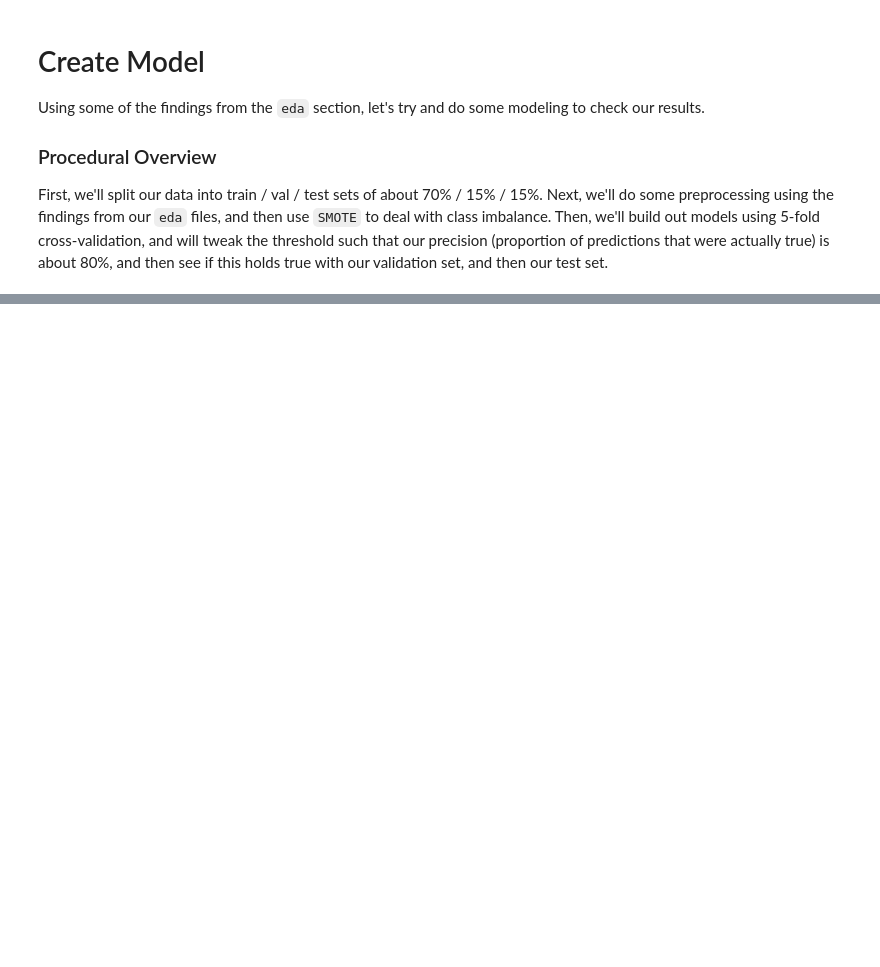
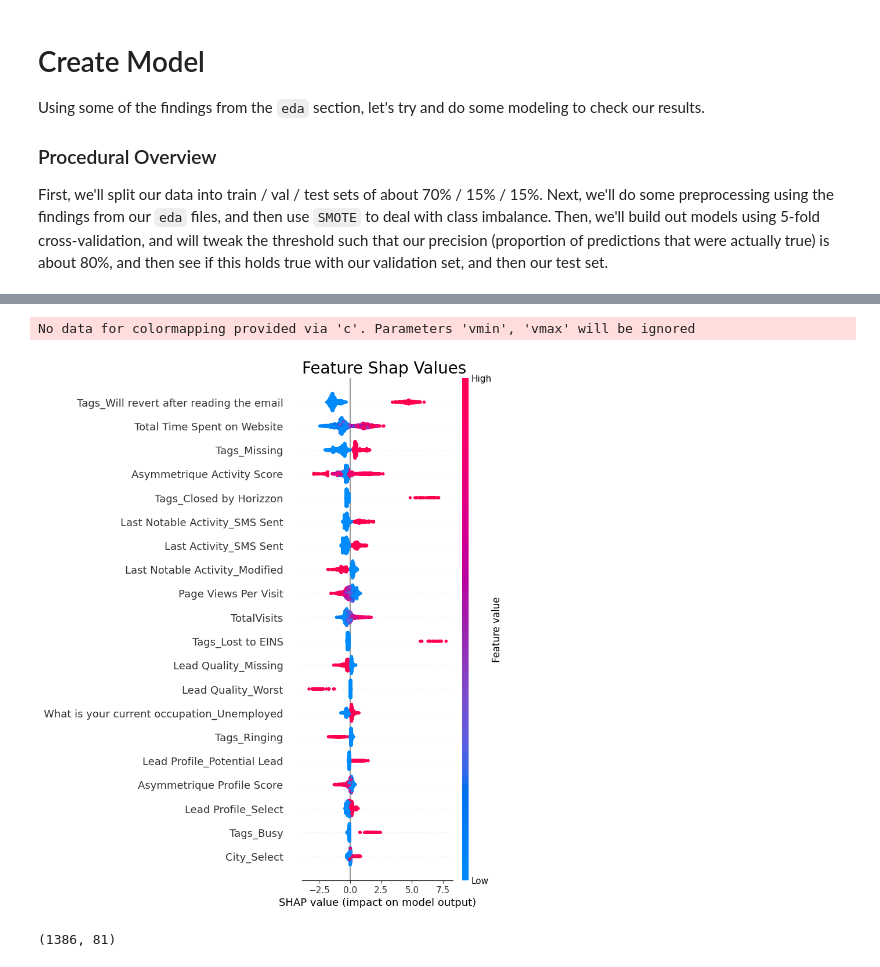
Before and after one commit to linusscjen/q-leads-scoring, a Jupyter notebook: src/model/model_data.ipynb, the cells around one changed output, grey strips where cells are left out. Saved outputs shown, nothing was run; the diff lists cells and outputs as text; code cells hidden in the pictures; blank space fills up the shorter version.

```diff
--- a/src/model/model_data.ipynb
+++ b/src/model/model_data.ipynb
@@ -28,0 +324,20 @@ Now, apply some data preprocessing from our previous findings. TODO: Because we'
+# %%
+# Apply SHAP to entire dataset
+explainer = shap.TreeExplainer(xgb_model_sel2.best_estimator_)
+shap_values = explainer.shap_values(x_test[sel_feats2])
+
+# Plot shap summary
+plot_shap_summary(
+    shap_values,
+    x_test[sel_feats2],
+    title_loc="left",
+    title="Feature Shap Values",
+    class_names=["Didn't Purchase", "Converted"]
+)
+# %% [output]
+No data for colormapping provided via 'c'. Parameters 'vmin', 'vmax' will be ignored
+[figure, added]
+# %%
+shap_values.shape
+# %% [output]
+(1386, 81)
```
Also changed, not shown: parts of 23 cells of this notebook, 1 other file.
